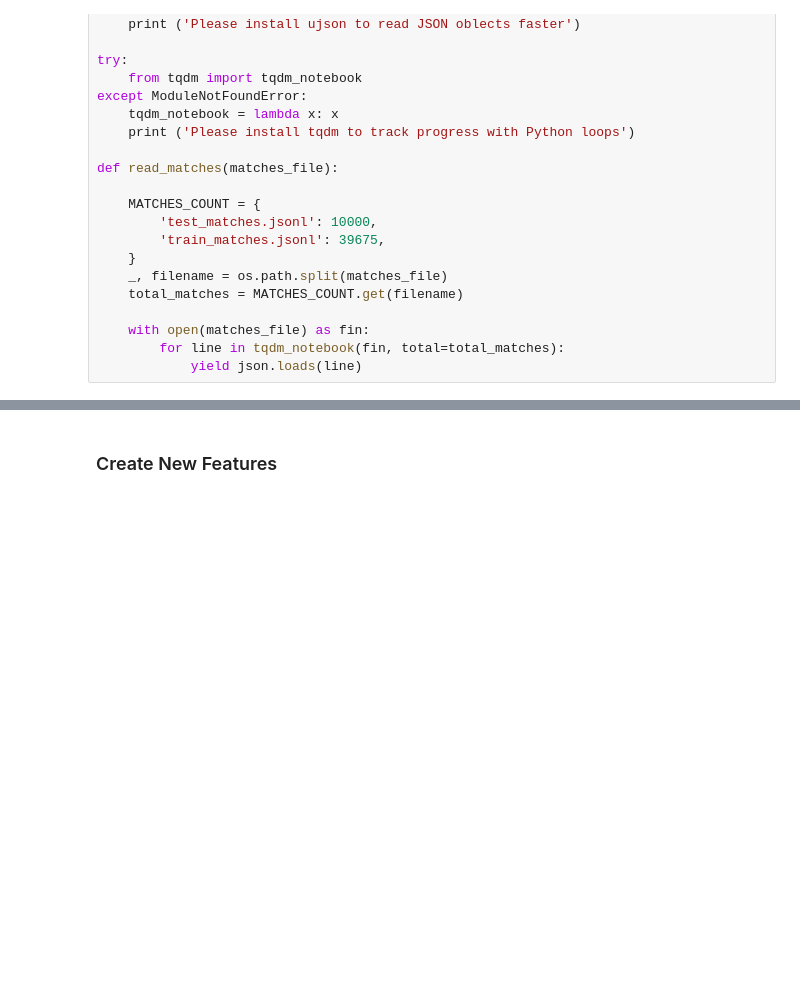
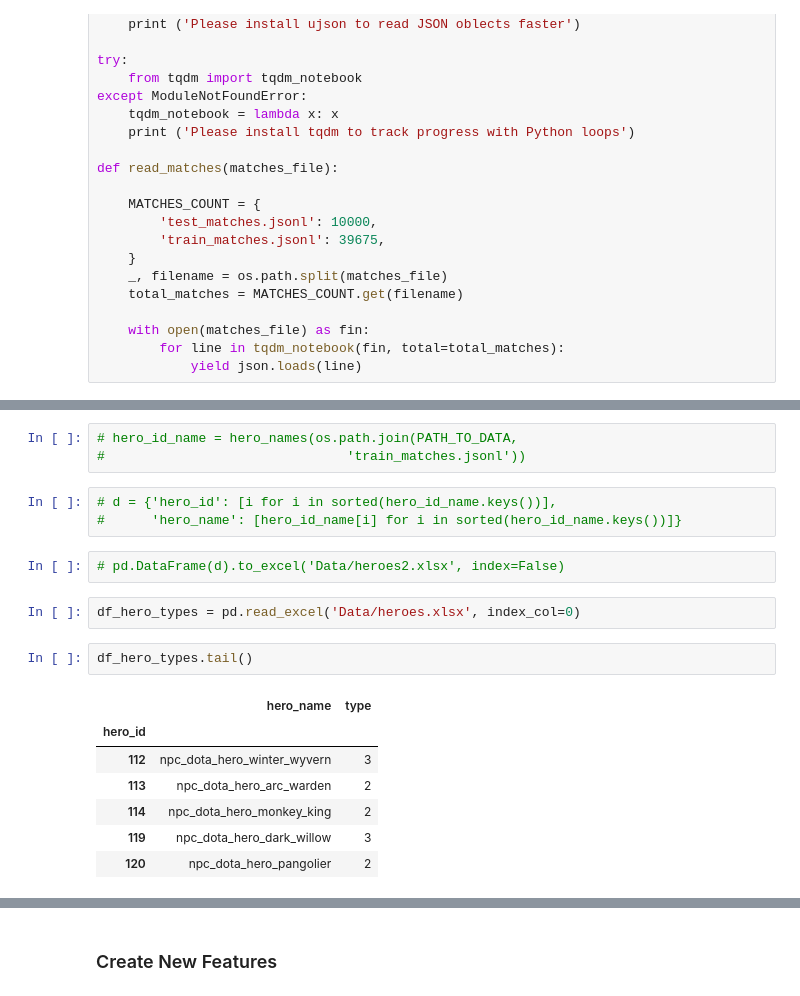
Before and after one commit to Dmitry513/Dota2, a Jupyter notebook: Dota2.ipynb, the cells around one changed output, grey strips where cells are left out. Cells and saved outputs as stored; diff of their text form; blank space fills up the shorter version.

Commit message:
hero_types

```diff
--- a/Dota2.ipynb
+++ b/Dota2.ipynb
@@ -123,0 +142,20 @@ Wall time: 26.4 s
+# %%
+# hero_id_name = hero_names(os.path.join(PATH_TO_DATA,
+#                               'train_matches.jsonl'))
+# %%
+# d = {'hero_id': [i for i in sorted(hero_id_name.keys())],
+#      'hero_name': [hero_id_name[i] for i in sorted(hero_id_name.keys())]}
+# %%
+# pd.DataFrame(d).to_excel('Data/heroes2.xlsx', index=False)
+# %%
+df_hero_types = pd.read_excel('Data/heroes.xlsx', index_col=0)
+# %%
+df_hero_types.tail()
+# %% [output]
+|  | hero_name | type |
+| hero_id |  |  |
+| 112 | npc_dota_hero_winter_wyvern | 3 |
+| 113 | npc_dota_hero_arc_warden | 2 |
+| 114 | npc_dota_hero_monkey_king | 2 |
+| 119 | npc_dota_hero_dark_willow | 3 |
+| 120 | npc_dota_hero_pangolier | 2 |
```
Also changed, not shown: parts of 24 cells of this notebook.
